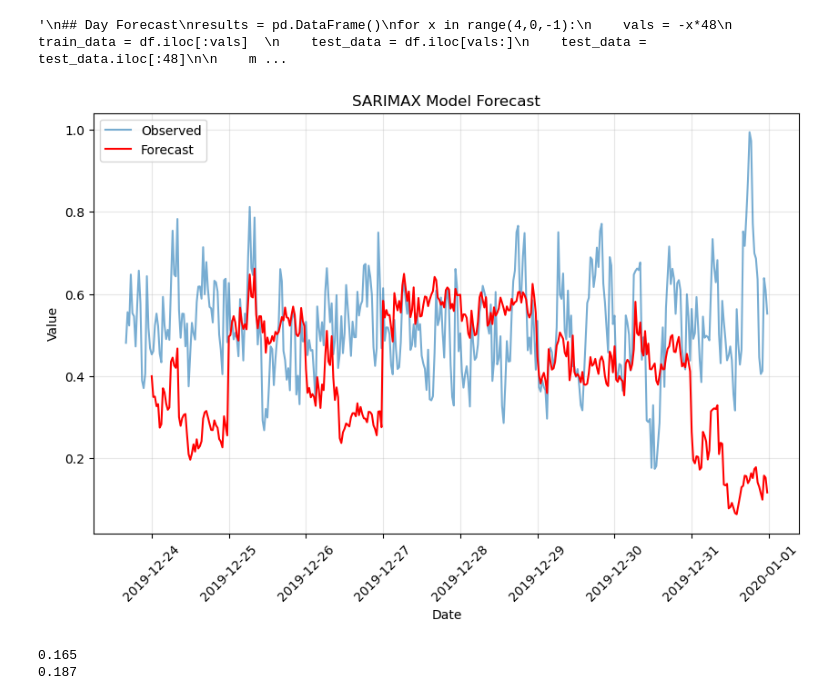
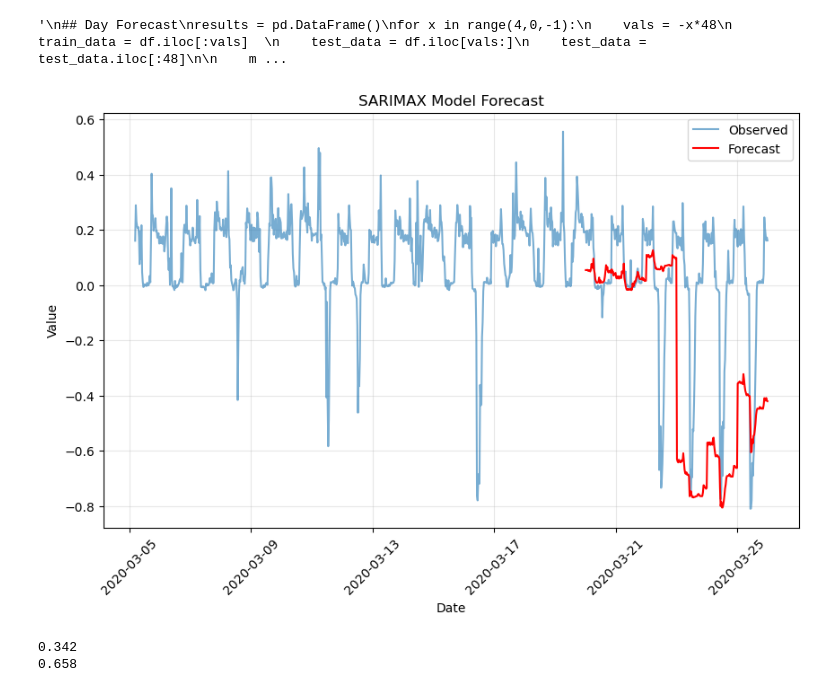
Before and after one commit to dguiraldes/aml_project, a Jupyter notebook: wills_code.ipynb, the cells around one changed output. Cells and saved outputs as stored; diff of their text form; code cells hidden in the pictures.

```diff
--- a/wills_code.ipynb
+++ b/wills_code.ipynb
@@ -104,5 +93,9 @@ df['solar_radiation'] = df['solar_radiation'].astype('float32')
 df['sunshine_duration'] = df['sunshine_duration'].astype('float32')
 df['precipitation_probability'] = df['precipitation_probability'].astype('float32')
 
+df = df[df['datetime'] >= '25/1/2020']
+df = df[df['datetime'] <= '26/3/2020']
+print(df)
+
 df.info()
 # %% [output]
@@ -315,20 +299,23 @@ with tqdm(total=total_iterations) as pbar:
         max_D=max_D,
         max_Q=max_Q,
         stepwise=True,
+        method='nm',
+        maxiter=50,
         callback=progress_callback
     )
 # %% [output]
 1
 # %%
 ## 36 Hour forecast
+## Train model and save then load model and update each time
 results = pd.DataFrame()
-for x in range(6,1,-1):
+for x in range(10,1,-1):
     vals = -x*48 +24 #to get midday
     train_data = df.iloc[:vals]
     test_data = df.iloc[vals:]
     test_data = test_data.iloc[:72]
 
-    model_auto.update(train_data['net_load_norm'], exog=train_data[['solar_radiation','sunshine_duration', 'precipitation_probability']], maxiter=1)
+    model_auto = model_auto.update(train_data['net_load_norm'], exog=train_data[['solar_radiation','sunshine_duration', 'precipitation_probability']], maxiter=1,inplace=True)
     #model_auto.update(train_data['net_load_norm'])
 
     #sarimax_params = model_auto.params
@@ -341,8 +328,9 @@ for x in range(6,1,-1):
     forecast, conf_int = model_auto.predict(n_periods=72, exogenous=test_data[['solar_radiation','sunshine_duration', 'precipitation_probability']], return_conf_int=True)
     df_final = pd.DataFrame(test_data)
     df_final['forecast'] = forecast
-    print(df_final)
+    #print(df_final)
     df_final = df_final[24:]
+    #print(conf_int)
 
     results = pd.concat([results, df_final],ignore_index=True)
     print(x-1)
@@ -422,22 +400,22 @@ plt.show()
 # %% [output]
 '\n## Day Forecast\nresults = pd.DataFrame()\nfor x in range(4,0,-1):\n    vals = -x*48\n    train_data = df.iloc[:vals]  \n    test_data = df.iloc[vals:]\n    test_data = test_data.iloc[:48]\n\n    m ...
 # %%
-df2 = df[-400:]
+df2 = df[-1000:]
 plt.figure(figsize=(10, 6))
 plt.plot(df2['datetime'], df2['net_load_norm'], label='Observed',alpha=0.6)
 plt.plot(results['datetime'], results['forecast'], label='Forecast', color='red',alpha=1)
 plt.xlabel('Date')
 plt.ylabel('Value')
 plt.title('SARIMAX Model Forecast')
 plt.legend()
 plt.xticks(rotation=45)
 plt.grid(alpha=0.3)
 
 #plt.axvline(x=pd.to_datetime('2020-3-24 12:00:00'), color='black', linestyle='--',linewidth=1)
 
 plt.show()
 # %% [output]
-[figure, old version]
+[figure, new version]
 # %%
 from sklearn.metrics import mean_absolute_error
 norm_mae = mean_absolute_error(results['net_load_norm'], results['forecast'])
@@ -450,5 +428,5 @@ def mean_absolute_arctangent_percentage_error(y_true, y_pred):
 maape = mean_absolute_arctangent_percentage_error(results['net_load_norm'], results['forecast'])
 print(round(maape,3))
 # %% [output]
-0.165
-0.187
+0.342
+0.658
```
Also changed, not shown: parts of 12 cells of this notebook.
